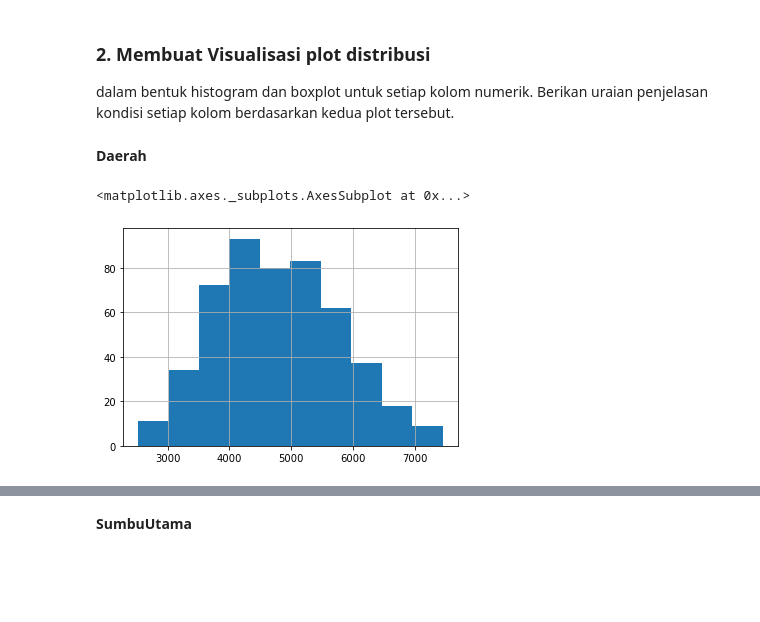
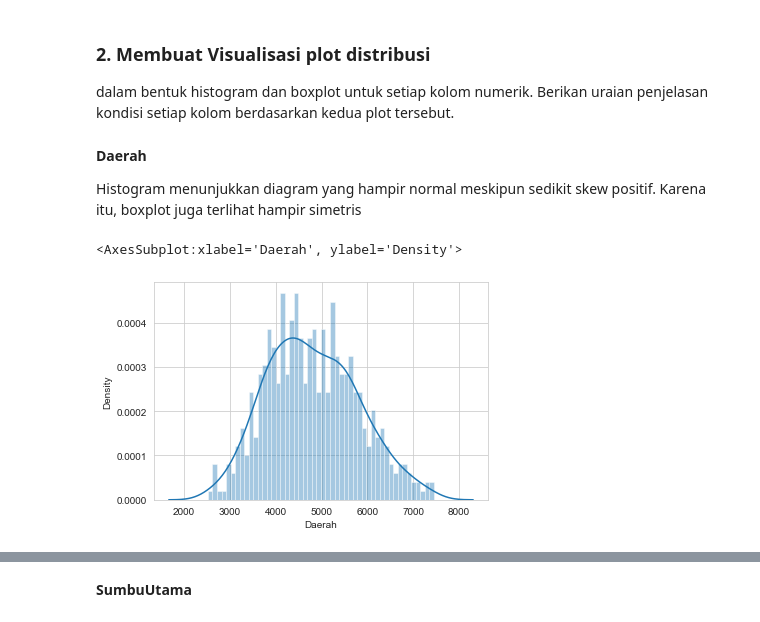
Before and after one commit to pratamaandiko/Tubes-Probstat, a Jupyter notebook: TubesProbstat.ipynb, the cells around one changed output, grey strips where cells are left out. Drawn from its saved outputs; the diff is of its cells as text; code cells hidden in the pictures; blank space fills up the shorter version.

Commit message:
added seaborn, added density function buat tau normal/nggak dari histogram

```diff
--- a/TubesProbstat.ipynb
+++ b/TubesProbstat.ipynb
@@ -106,13 +108,16 @@ gandum.describe().loc[['25%','50%','75%']]
 # %% [markdown]
 ### 2. Membuat Visualisasi plot distribusi
 dalam bentuk histogram dan boxplot untuk setiap kolom numerik. Berikan uraian penjelasan kondisi setiap kolom berdasarkan kedua plot tersebut.
-# %% [markdown]
-<b>Daerah</b>
-# %%
-gandum["Daerah"].hist()
-# %% [output]
-<matplotlib.axes._subplots.AxesSubplot at 0x...>
-[figure, removed]
+# %% [markdown]
+<b>Daerah</b>
+
+Histogram menunjukkan diagram yang hampir normal meskipun sedikit skew positif. Karena itu, boxplot juga terlihat hampir simetris
+# %%
+sns.distplot(gandum['Daerah'], hist=True, kde=True, bins=int(50))
+# gandum.hist("Daerah")
+# %% [output]
+<AxesSubplot:xlabel='Daerah', ylabel='Density'>
+[figure, added]
 # %%
 gandum.boxplot("Daerah")
 # %% [output]
```
Also changed, not shown: parts of 33 cells of this notebook.
